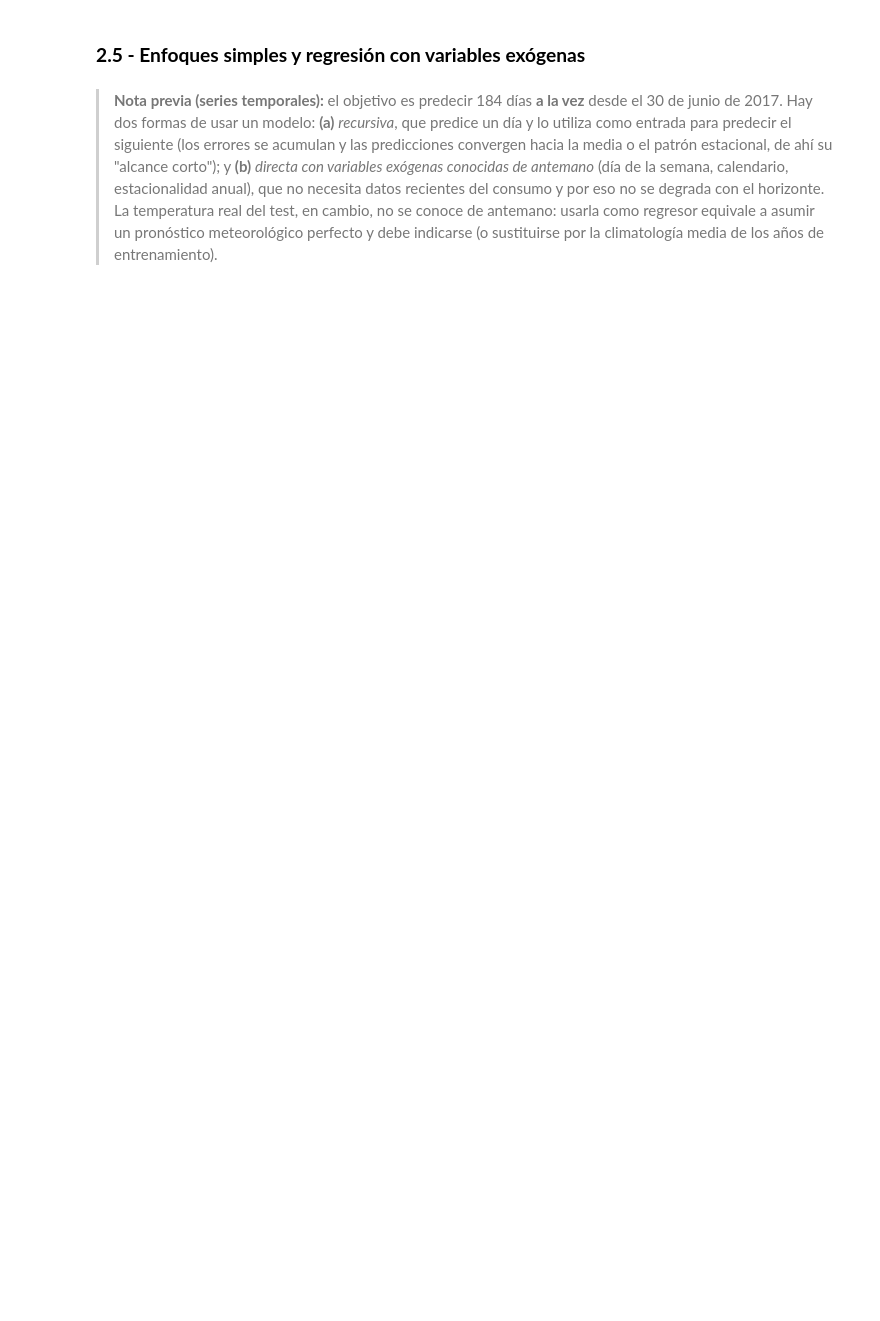
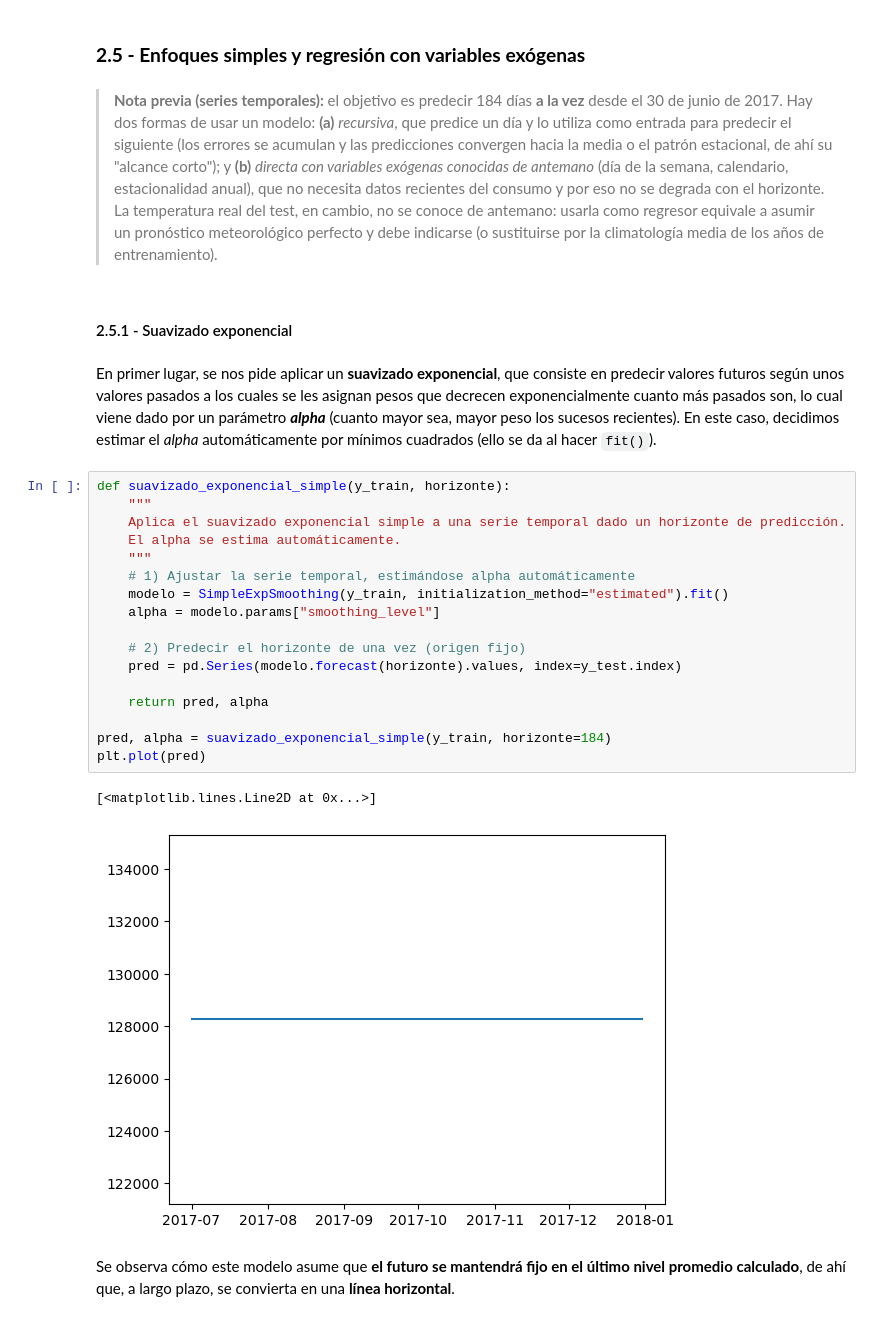
Before and after one commit to Martin-Kugler/network-attacks-and-energetic-efficiency-mcp, a Jupyter notebook: consumo_campus.ipynb, the cells around one changed output. Drawn from its saved outputs; the diff is of its cells as text; blank space fills up the shorter version.

```diff
--- a/consumo_campus.ipynb
+++ b/consumo_campus.ipynb
@@ -746,3 +748,29 @@ df_evaluacion_baselines
 ### **2.5 - Enfoques simples y regresión con variables exógenas**
 # %% [markdown]
 > **Nota previa (series temporales):** el objetivo es predecir 184 días **a la vez** desde el 30 de junio de 2017. Hay dos formas de usar un modelo: **(a)** *recursiva*, que predice un día y lo utiliza como entrada para predecir el siguiente (los errores se acumulan y las predicciones convergen hacia la media o el patrón estacional, de ahí su "alcance corto"); y **(b)** *directa con variables exógenas conocidas de antemano* (día de la semana, calendario, estacionalidad anual), que no necesita datos recientes del consumo y por eso no se degrada con el horizonte. La temperatura real del test, en cambio, no se conoce de antemano: usarla como regresor equivale a asumir un pronóstico meteorológico perfecto y debe indicarse (o sustituirse por la climatología media de los años de entrenamiento).
+# %% [markdown]
+#### 2.5.1 - Suavizado exponencial
+# %% [markdown]
+En primer lugar, se nos pide aplicar un **suavizado exponencial**, que consiste en predecir valores futuros según unos valores pasados a los cuales se les asignan pesos que decrecen exponencialmente cuanto más pasados son, lo cual viene dado por un parámetro ***alpha*** (cuanto mayor sea, mayor peso los sucesos recientes). En este caso, decidimos estimar el *alpha* automáticamente por mínimos cuadrados (ello se da al hacer `fit()`).
+# %%
+def suavizado_exponencial_simple(y_train, horizonte):
+    """
+    Aplica el suavizado exponencial simple a una serie temporal dado un horizonte de predicción.
+    El alpha se estima automáticamente.
+    """
+    # 1) Ajustar la serie temporal, estimándose alpha automáticamente
+    modelo = SimpleExpSmoothing(y_train, initialization_method="estimated").fit()
+    alpha = modelo.params["smoothing_level"]
+
+    # 2) Predecir el horizonte de una vez (origen fijo)
+    pred = pd.Series(modelo.forecast(horizonte).values, index=y_test.index)
+
+    return pred, alpha
+
+pred, alpha = suavizado_exponencial_simple(y_train, horizonte=184)
+plt.plot(pred)
+# %% [output]
+[<matplotlib.lines.Line2D at 0x...>]
+[figure, added]
+# %% [markdown]
+Se observa cómo este modelo asume que **el futuro se mantendrá fijo en el último nivel promedio calculado**, de ahí que, a largo plazo, se convierta en una **línea horizontal**.
```
Also changed, not shown: parts of 17 cells of this notebook, 1 other file.
